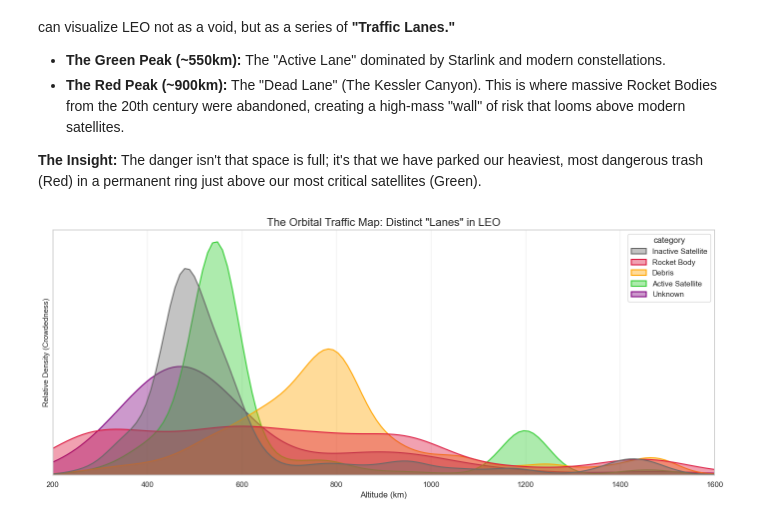
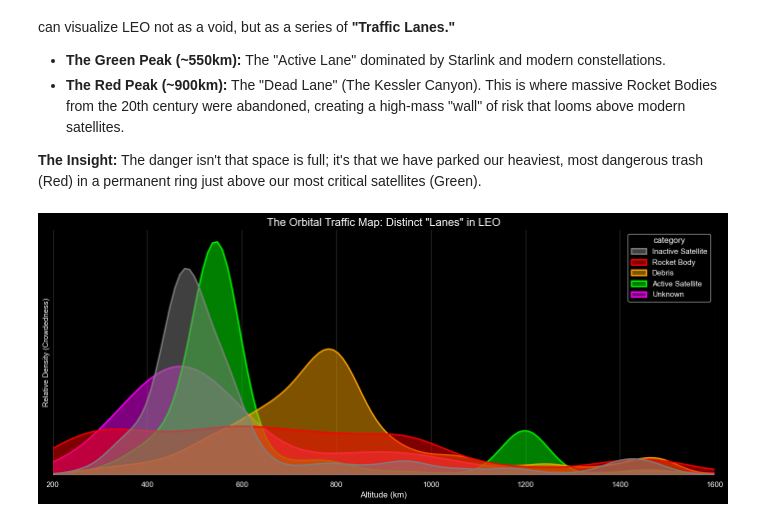
Before and after one commit to sithid/orbital-debris-assessment, a Jupyter notebook: notebooks/eda/satcat_eda.ipynb, the cells around one changed output. Drawn from its saved outputs; the diff is of its cells as text; code cells hidden in the pictures.

Commit message:
documentation and visuals

```diff
--- a/notebooks/eda/satcat_eda.ipynb
+++ b/notebooks/eda/satcat_eda.ipynb
@@ -593,62 +593,54 @@ By applying a Kernel Density Estimation (KDE) to our Tier 2 Altitude data, we ca
 **The Insight:**
 The danger isn't that space is full; it's that we have parked our heaviest, most dangerous trash (Red) in a permanent ring just above our most critical satellites (Green).
 # %%
+# --- THE ORBITAL TRAFFIC MAP (Dark Mode Finale) ---
+# A clean, smooth visualization of where the "Traffic Lanes" are in space.
+
+# 1. Force Dark Mode for the Finale
+plt.style.use('dark_background')
+
+# 2. Setup Data (LEO Only)
 leo_risk = clutter_data[
     (clutter_data['perigee_km'] > 200) &
     (clutter_data['perigee_km'] < 2000)
 ].copy()
 
+# 3. Create the "Traffic Map"
 plt.figure(figsize=(14, 6))
 
-# KDE (Kernel Density Estimation) = "Smooth Density Curve" (The easiest way to see 'Lanes')
-#
-# math:
-#   what is it: algorithm that smooths out the data
-#   translation: show the trend instead of 20000 individual jagged data points
-#
-# smooth density curve:
-#   what is it: continuous wavy line rather than blocky bars(histogram)
-#   translation: rolling hills vs rugged city skyline'
-#
-# vizualize:
-#   highway: x-axis
-#   lanes: peaks
-#   valleys: empty space
-#
-# why not a scatter plot?
-#   dot overlap would be egregious (Overplotting)
-
+# KDE Plot = "Smooth Density Curve"
 sns.kdeplot(
     data=leo_risk,
     x='perigee_km',
     hue='category',
-    fill=True,       # Color under the curve makes it look like a mountain range
-    common_norm=False, # Independent scales: Visualizes 'Distribution' rather than 'Total Count' (prevents small groups from disappearing)
+    fill=True,
+    common_norm=False,
     palette={
-        'Active Satellite': 'limegreen', # The "Green Lane" (Starlink)
-        'Inactive Satellite': 'dimgrey',
-        'Rocket Body': 'crimson',      # The "Danger Lane"
+        'Active Satellite': 'lime',    # Bright Neon Green
+        'Inactive Satellite': 'gray',
+        'Rocket Body': 'red',          # Bright Neon Red
         'Debris': 'orange',
-        'Payload': 'grey',
-        'TBA': 'blue',
-        'Unknown': 'purple'            # <--- ADDED THIS KEY TO FIX THE ERROR
+        'Payload': 'lightgray',
+        'TBA': 'cyan',
+        'Unknown': 'magenta'
     },
-    alpha=0.4,
-    linewidth=1.5
+    alpha=0.5,
+    linewidth=2
 )
 
-plt.title('The Orbital Traffic Map: Distinct "Lanes" in LEO', fontsize=16)
-plt.xlabel('Altitude (km)', fontsize=12)
-plt.ylabel('Traffic Density', fontsize=12)
-plt.xlim(200, 1600) # main 'highways'
-plt.grid(True, axis='x', alpha=0.3) # help see altitude better
+# 4. Polish (Dark Theme Adjustments)
+plt.title('The Orbital Traffic Map: Distinct "Lanes" in LEO', fontsize=16, color='white')
+plt.xlabel('Altitude (km)', fontsize=12, color='white')
+plt.ylabel("Relative Density (Crowdedness)", fontsize=11, color='white')
+plt.yticks([])
+plt.xlim(200, 1600)
+plt.grid(True, axis='x', alpha=0.2, color='white') # Faint white grid lines
 
-# remove the confusing y axix numbers (density value noise/clutter)
-plt.yticks([])
-
-plt.ylabel("Relative Density (Crowdedness)", fontsize=11)
+# Remove the white border box for a cleaner "Space" look
+sns.despine(left=True, bottom=True)
 
 plt.tight_layout()
+plt.savefig('../../images/kessler_traffic_map.png') # Save this new impactful visual
 plt.show()
 # %% [output]
-[figure, old version]
+[figure, new version]
```
Also changed, not shown: parts of 1 cell of this notebook, 3 other files.
